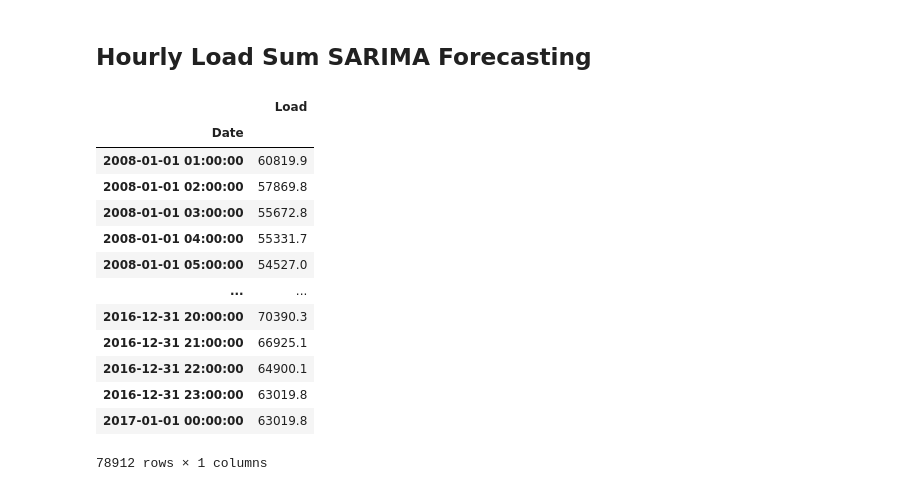
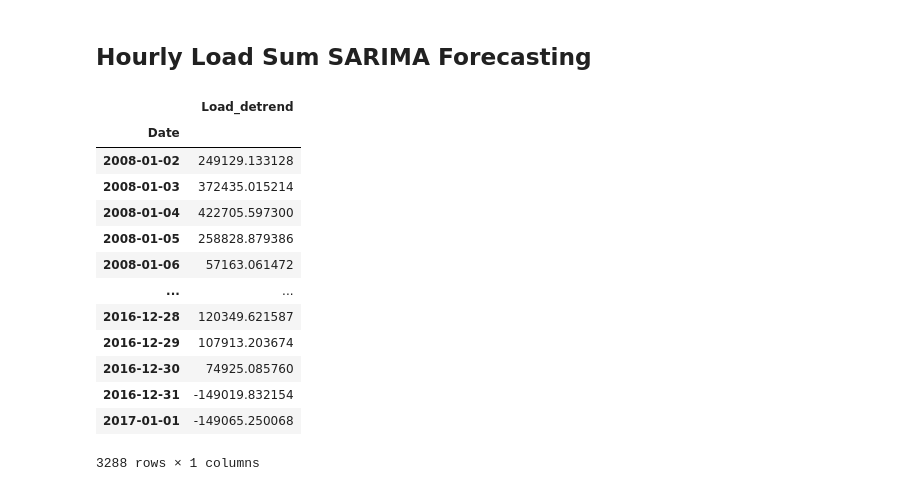
Before and after one commit to BleakHeart/Report-2, a Jupyter notebook: src/SARIMA.ipynb, the cells around one changed output. Drawn from its saved outputs; the diff is of its cells as text; code cells hidden in the pictures.

```diff
--- a/src/SARIMA.ipynb
+++ b/src/SARIMA.ipynb
@@ -39,8 +39,8 @@ Electric
 | 315647 | 2017-01-01 00:00:00 | 15235.2 | 0 | 0 |
 315648 rows × 4 columns
 # %%
-df = resampling_data(Electric)
+df = resampling_data(Electric, resample_cost='d')
 
-df = df[~df.Load.isna()].set_index('Date')
+df = df[~df.Load.isna()]
 df
 # %% [output]
@@ -60,0 +60,6 @@ df
+# %%
+df['Load_lin'] = linear_fit(x=df.index, y=df.Load)
+df['Load_detrend'] = df.Load - df['Load_lin']
+
+df.set_index('Date', inplace=True)
+df
@@ -61,20 +81,20 @@ df
 # %% [markdown]
 ## Hourly Load Sum SARIMA Forecasting
 # %%
-hour_Load = df[['Load']].copy()
+hour_Load = df[['Load_detrend']].copy()
 hour_Load
 # %% [output]
-|  | Load |
+|  | Load_detrend |
 | Date |  |
-| 2008-01-01 01:00:00 | 60819.9 |
-| 2008-01-01 02:00:00 | 57869.8 |
-| 2008-01-01 03:00:00 | 55672.8 |
-| 2008-01-01 04:00:00 | 55331.7 |
-| 2008-01-01 05:00:00 | 54527.0 |
+| 2008-01-02 | 249129.133128 |
+| 2008-01-03 | 372435.015214 |
+| 2008-01-04 | 422705.597300 |
+| 2008-01-05 | 258828.879386 |
+| 2008-01-06 | 57163.061472 |
 | ... | ... |
-| 2016-12-31 20:00:00 | 70390.3 |
-| 2016-12-31 21:00:00 | 66925.1 |
-| 2016-12-31 22:00:00 | 64900.1 |
-| 2016-12-31 23:00:00 | 63019.8 |
-| 2017-01-01 00:00:00 | 63019.8 |
+| 2016-12-28 | 120349.621587 |
+| 2016-12-29 | 107913.203674 |
+| 2016-12-30 | 74925.085760 |
+| 2016-12-31 | -149019.832154 |
+| 2017-01-01 | -149065.250068 |
-78912 rows × 1 columns
+3288 rows × 1 columns
```
Also changed, not shown: parts of 14 cells of this notebook, 3 other files.
